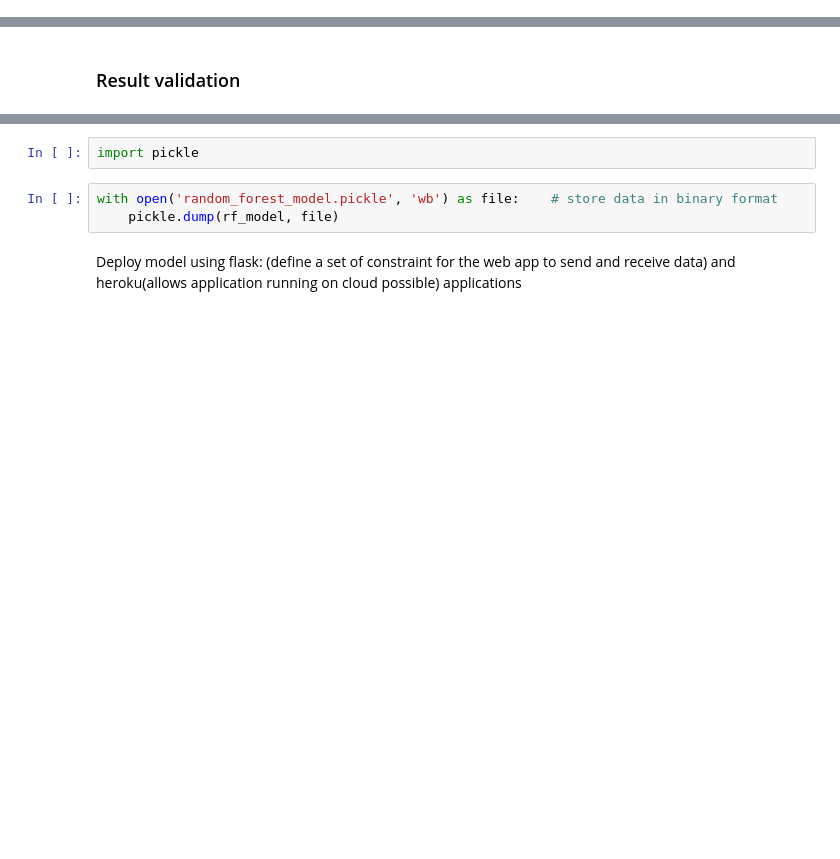
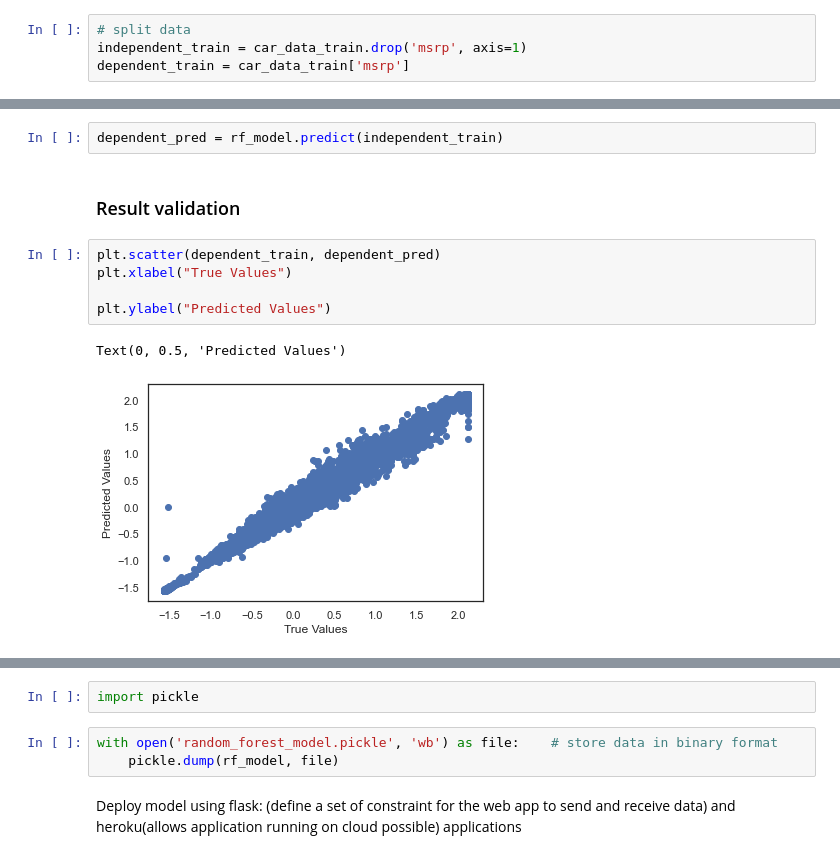
Before and after one commit to toludoyin/car-price-prediction, a Jupyter notebook: car_price_analysis_model.ipynb, the cells around one changed output, grey strips where cells are left out. Saved outputs shown, nothing was run; the diff lists cells and outputs as text; blank space fills up the shorter version.

```diff
--- a/car_price_analysis_model.ipynb
+++ b/car_price_analysis_model.ipynb
@@ -513,0 +433,4 @@ array([ 0.37716641, -0.63075299,  0.53622955, -0.07818441, -1.57370055])
+# %%
+# split data
+independent_train = car_data_train.drop('msrp', axis=1)
+dependent_train = car_data_train['msrp']
@@ -514,2 +495,12 @@ array([ 0.37716641, -0.63075299,  0.53622955, -0.07818441, -1.57370055])
+# %%
+dependent_pred = rf_model.predict(independent_train)
 # %% [markdown]
 ### Result validation
+# %%
+plt.scatter(dependent_train, dependent_pred)
+plt.xlabel("True Values")
+
+plt.ylabel("Predicted Values")
+# %% [output]
+Text(0, 0.5, 'Predicted Values')
+[figure, added]
```
Also changed, not shown: parts of 65 cells of this notebook.
